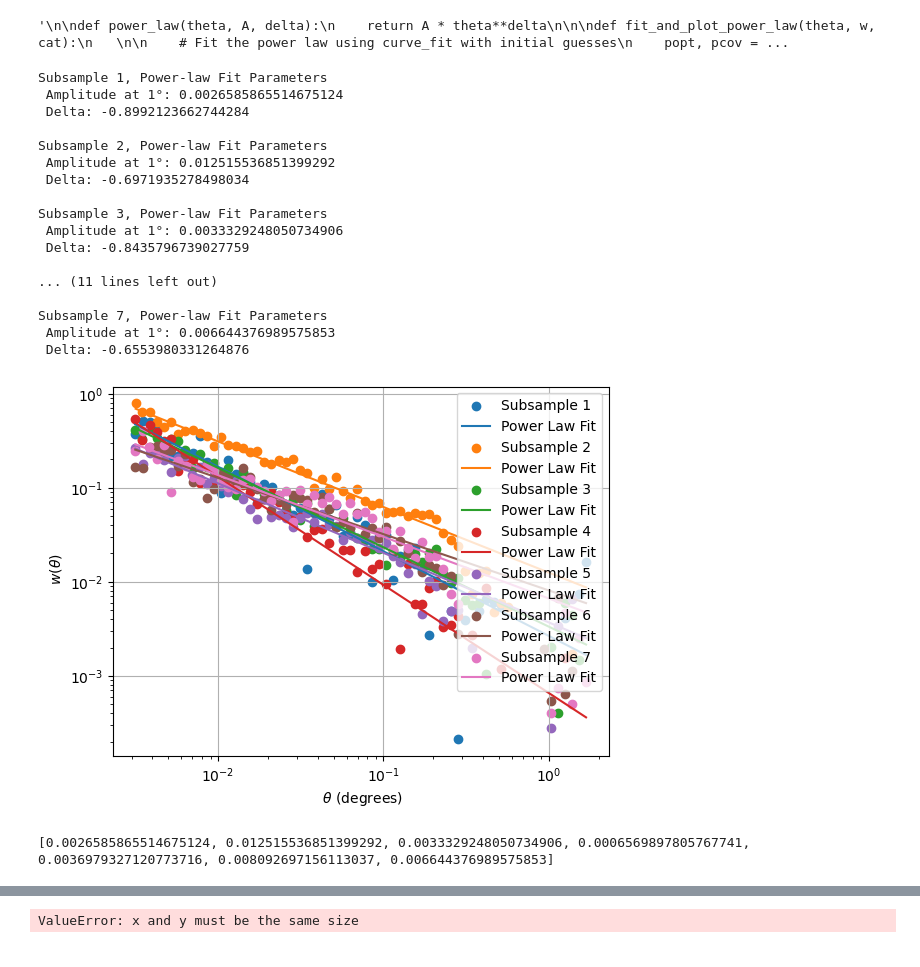
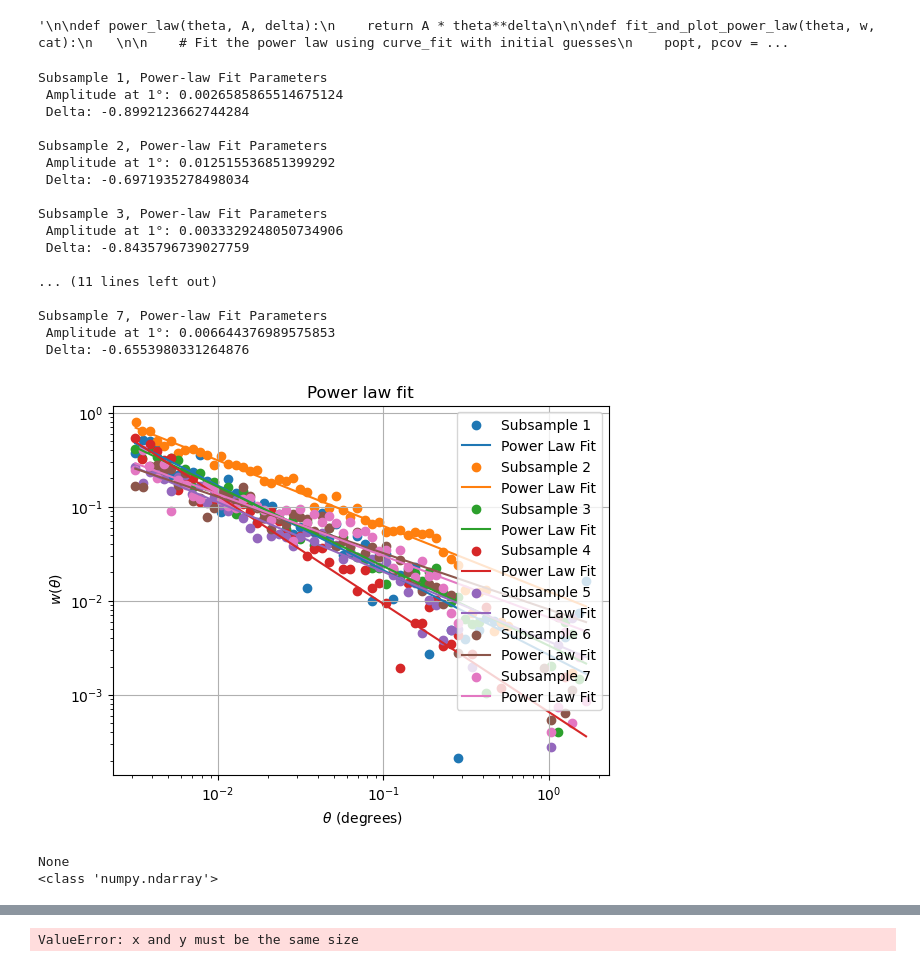
Before and after one commit to OtiliaIrina/Master_Thesis, a Jupyter notebook: class.ipynb, the cells around one changed output, grey strips where cells are left out. Drawn from its saved outputs; the diff is of its cells as text; code cells hidden in the pictures.

```diff
--- a/class.ipynb
+++ b/class.ipynb
@@ -528,34 +529,37 @@ for i, catalog in enumerate(catalogs):
     A, delta = fit_and_plot_power_law(thetas[i], ws[i], i + 1)
     As.append(A)
     deltas.append(delta)
 
 # Additional plotting customizations (labels, grid, etc.) can be added here
+plt.title("Power law fit")
 plt.xlabel(r' $ \theta$ (degrees)')
 plt.ylabel(r' $w(\theta)$')
 plt.yscale('log')
 plt.xscale('log')
+plt.savefig("Power law fit")
+
 plt.grid(True)
 plt.legend()
 plt.show()
 # %% [output]
 Subsample 1, Power-law Fit Parameters
  Amplitude at 1°: 0.0026585865514675124
  Delta: -0.8992123662744284
 
 Subsample 2, Power-law Fit Parameters
  Amplitude at 1°: 0.012515536851399292
  Delta: -0.6971935278498034
 
 Subsample 3, Power-law Fit Parameters
  Amplitude at 1°: 0.0033329248050734906
  Delta: -0.8435796739027759
 
 ... (11 lines left out)
 
 Subsample 7, Power-law Fit Parameters
  Amplitude at 1°: 0.006644376989575853
  Delta: -0.6553980331264876
-[figure, old version]
+[figure, new version]
 # %%
 # ... (calculate A and delta in your code)
 
@@ -566,8 +575,10 @@ subsample.delta = deltas
 
 
 print(subsample.info['A'])
+print(type(subsample.A))
 # %% [output]
-[0.0026585865514675124, 0.012515536851399292, 0.0033329248050734906, 0.0006569897805767741, 0.0036979327120773716, 0.008092697156113037, 0.006644376989575853]
+None
+<class 'numpy.ndarray'>
 # %%
 class Cosmology:
     def __init__(self, H0, Omega0):
```
Also changed, not shown: parts of 4 cells of this notebook, 1 other file.
